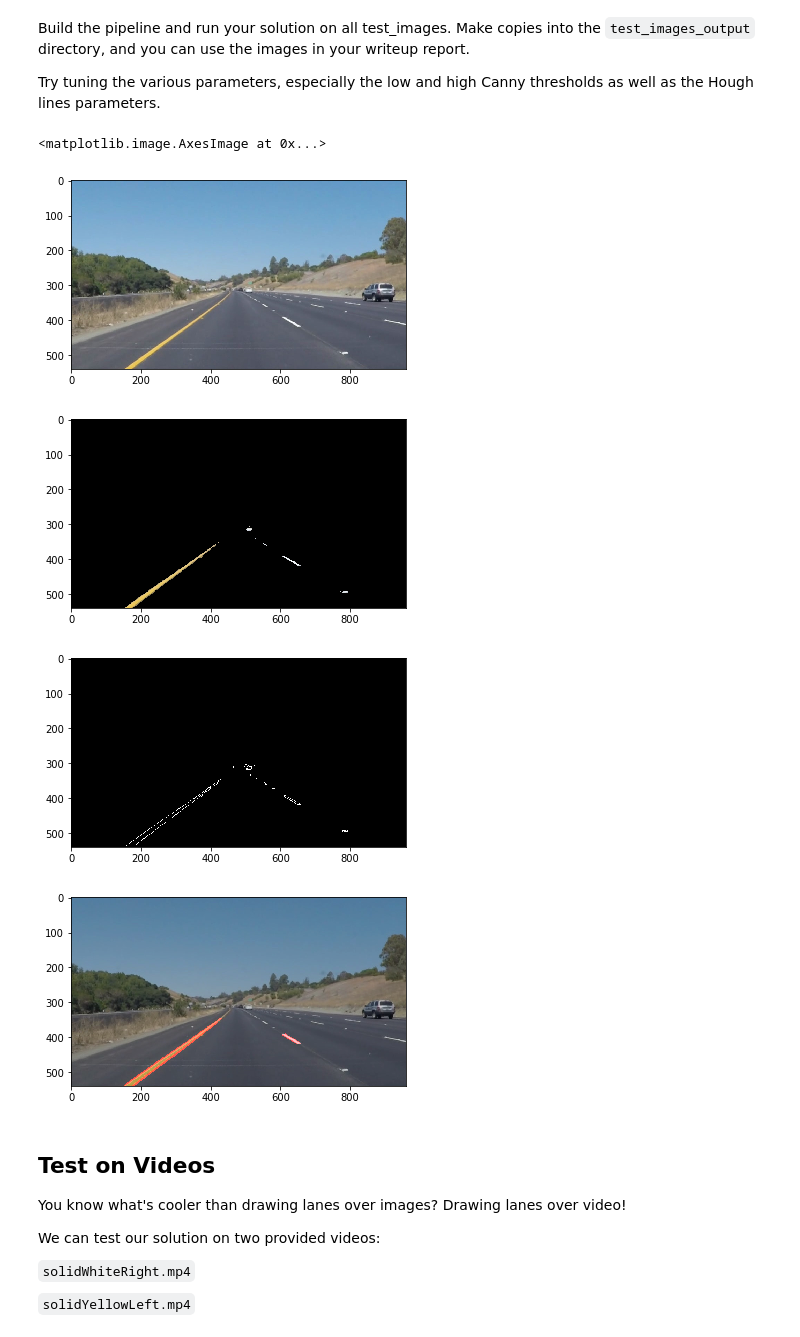
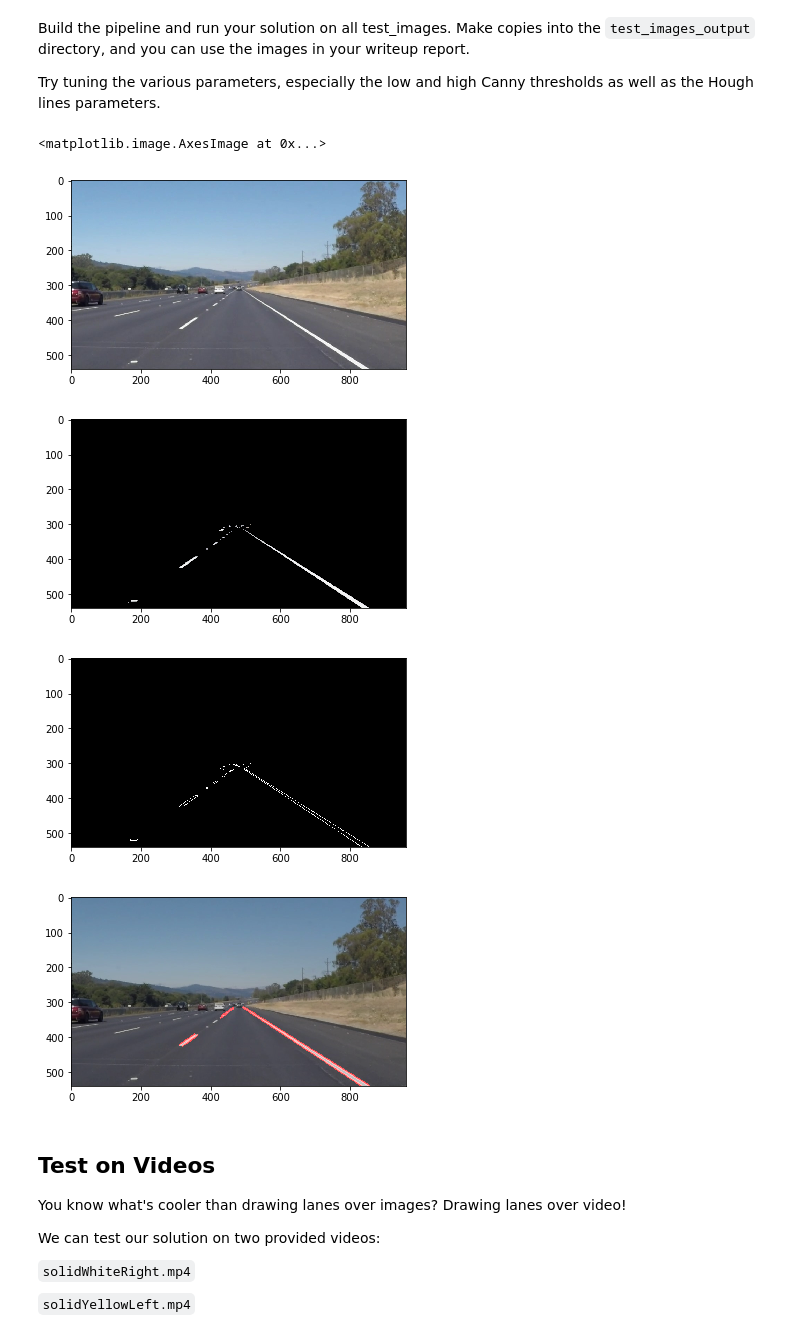
Before and after one commit to jasonashton/udacity-sdcnd-project1, a Jupyter notebook: P1.ipynb, the cells around one changed output. Cells and saved outputs as stored; diff of their text form; code cells hidden in the pictures.

```diff
--- a/P1.ipynb
+++ b/P1.ipynb
@@ -51,9 +51,9 @@ import cv2
 ## Read in an Image
 # %%
 #reading in an image
-#image = mpimg.imread('test_images/solidWhiteRight.jpg')
+image = mpimg.imread('test_images/solidWhiteRight.jpg')
 #image = mpimg.imread('test_images/solidYellowLeft.jpg')
-image = mpimg.imread('test_images/solidYellowCurve.jpg')
+#image = mpimg.imread('test_images/solidYellowCurve.jpg')
 #image = cv2.imread('test_images/solidYellowLeft.jpg') ##BGR
 
 #printing out some stats and plotting
@@ -202,8 +202,8 @@ Try tuning the various parameters, especially the low and high Canny thresholds
 # Define the Gauss Variables and Canny and Region of Interest
 # =========================================================================================
 gauss_kernel_size    = 3
-canny_low_threshold  = 50
-canny_high_threshold = 150
+canny_low_threshold  = 30
+canny_high_threshold = 90
 imshape = image.shape
 roi_vertices = np.array([[(110,imshape[0]),(450, 300), (520, 300), (imshape[1] - 80,imshape[0])]], dtype=np.int32)
 
@@ -212,8 +212,8 @@ roi_vertices = np.array([[(110,imshape[0]),(450, 300), (520, 300), (imshape[1] -
 h_rho             = 1         # distance resolution in pixels of the Hough grid
 h_theta           = np.pi/180 # angular resolution in radians of the Hough grid
 h_threshold       = 15        # minimum number of votes (intersections in Hough grid cell)
-h_min_line_length = 40        #minimum number of pixels making up a line
-h_max_line_gap    = 10        # maximum gap in pixels between connectable line segments
+h_min_line_length = 30        #minimum number of pixels making up a line
+h_max_line_gap    = 5        # maximum gap in pixels between connectable line segments
 
 # Define our color criteria
 # =========================================================================================
@@ -222,8 +222,8 @@ rgb_threshold_white  = [200, 200, 200]
 lower_yellow = np.array([20, 80, 80]) #25 191 240
 upper_yellow = np.array([30, 255, 255])
 
-lower_white = np.array([0, 0, 200]) #0 0 220
-upper_white = np.array([0, 0, 255])
+lower_white = np.array([0, 0, 150]) #0 0 220
+upper_white = np.array([0, 30, 255])
 
 
 # Make Image copies
@@ -242,7 +242,9 @@ img_masked = region_of_interest(img, roi_vertices)
 #select non-yellow, non-white
 img_hsv = cv2.cvtColor(img_masked, cv2.COLOR_RGB2HSV)
 
-img_white_threshold = (img_hsv[:,:,2] < lower_white[2]) | \
+img_white_threshold = (img_hsv[:,:,1] < lower_white[1]) | \
+                        (img_hsv[:,:,1] > upper_white[1]) | \
+                        (img_hsv[:,:,2] < lower_white[2]) | \
                         (img_hsv[:,:,2] > upper_white[2])
 
 img_yellow_threshold = (img_hsv[:,:,0] < lower_yellow[0]) | \
@@ -261,37 +263,37 @@ gray_img = grayscale(img_color_mask)
 # Apply Gaussian Blur
 # =========================================================================================
 img_blur = gaussian_blur(gray_img, gauss_kernel_size)
 
 # Apply Canny Edge detection
 # =========================================================================================
 img_edges = canny(img_blur, canny_low_threshold, canny_high_threshold)
 
 # Apply Hough Transform
 # =========================================================================================
 h_lines = hough_lines(img_edges, h_rho, h_theta, h_threshold, h_min_line_length, h_max_line_gap)
 
 # Create a "color" binary image to combine with line image
 color_edges = np.dstack((img_edges, img_edges, img_edges))
 
 # Draw the lines on the edge image
 lines_edges = weighted_img(h_lines, image, α=0.8, β=1., λ=0.)
 
 plt.figure()
 plt.imshow(image) # Original Image
 
 plt.figure()
 plt.imshow(img_color_mask) # ROI and color selection
 
 plt.figure()
 plt.imshow(img_edges, cmap='Greys_r')
 plt.figure()
 plt.imshow(lines_edges)
 # %% [output]
 <matplotlib.image.AxesImage at 0x...>
-[figure, old version]
+[figure, new version]
-[figure, old version]
+[figure, new version]
-[figure, old version]
+[figure, new version]
-[figure, old version]
+[figure, new version]
 # %% [markdown]
 ## Test on Videos
 
```
Also changed, not shown: parts of 1 cell of this notebook.
